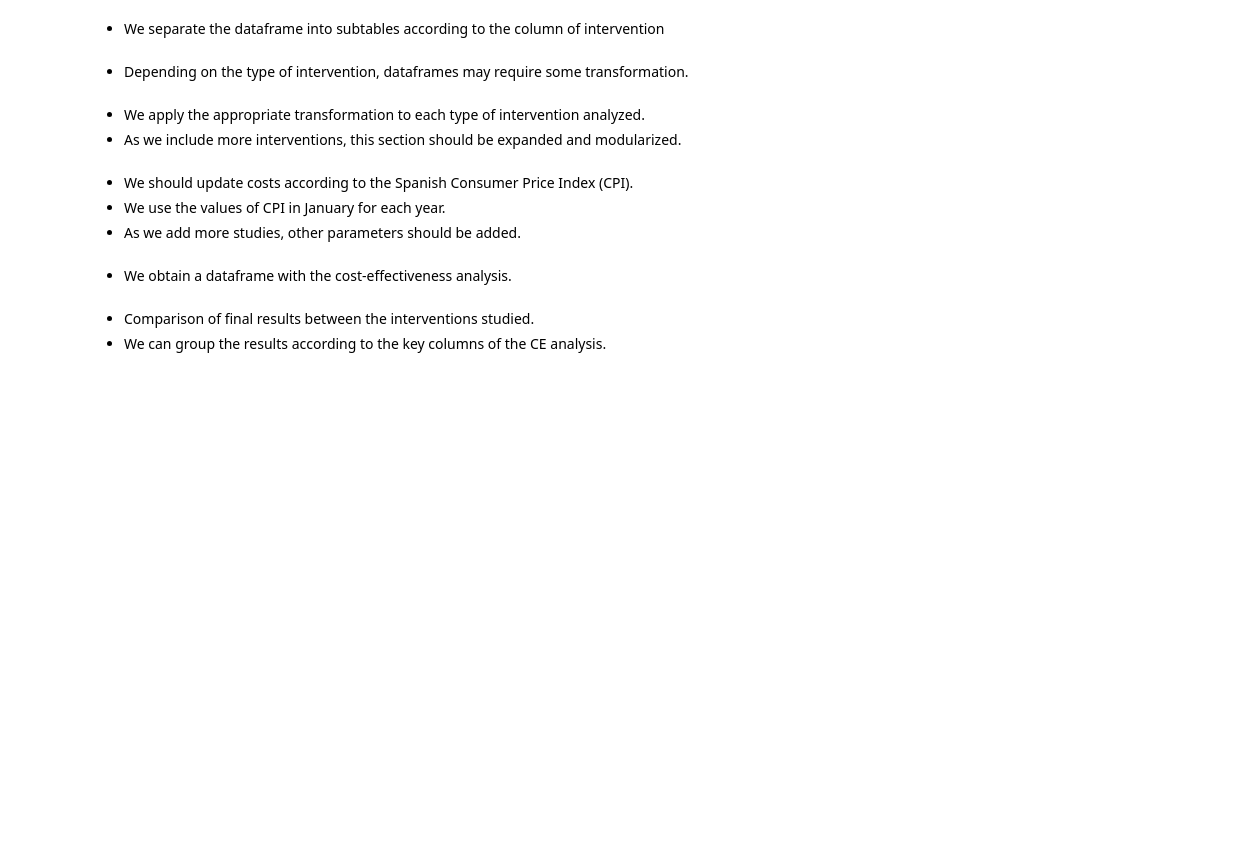
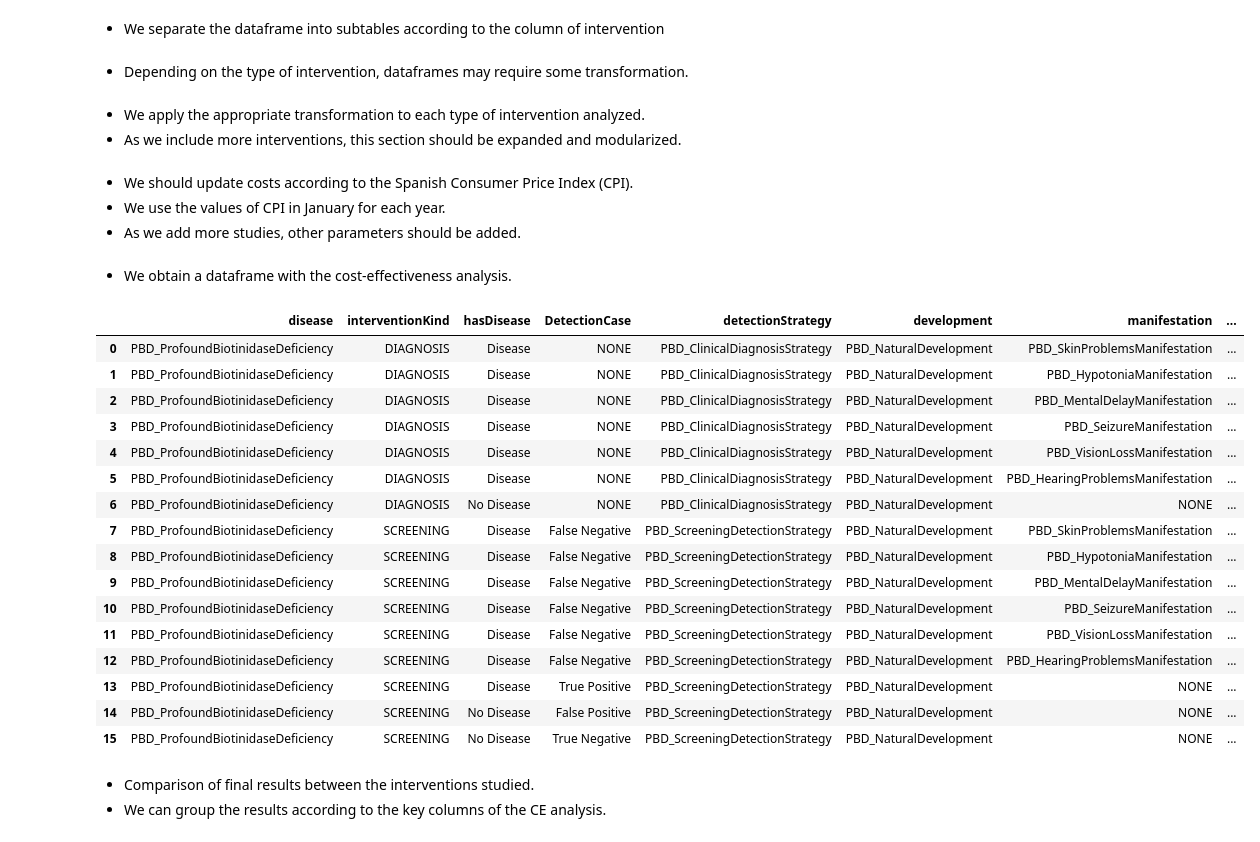
Before and after one commit to alu0101028491/TFG_StaDiOS, a Jupyter notebook: cost_effectiveness_analysis/Cost_effectiveness_analyzer.ipynb, the cells around one changed output. Drawn from its saved outputs; the diff is of its cells as text; code cells hidden in the pictures; blank space fills up the shorter version.

```diff
--- a/cost_effectiveness_analysis/Cost_effectiveness_analyzer.ipynb
+++ b/cost_effectiveness_analysis/Cost_effectiveness_analyzer.ipynb
@@ -334,40 +352,55 @@ for i in range(len(interventions_df)):
 for i in numeric_params:
     full_dataframe[i] = full_dataframe[i].apply(pd.to_numeric)
 
 # We update the costs to the present time and adjust costs for somewhat specific cases
 full_dataframe = update_dataframe_costs(full_dataframe)
 
 # We create a final dataframe with the most important columns of our analysis
 ce_dataframe = full_dataframe[['disease', 'interventionKind', 'hasDisease', 'DetectionCase', 'detectionStrategy', 'development',
               'manifestation', 'followUpStrategy', 'treatmentStrategy', 'populationAverageAge', 'populationUtilityValue',
               'DetectionProbability' , 'detectionStrategyAmount', 'lifeExpectancy', 'manifestationProbability',
               'manifestationInitialAmount', 'manifestationAnnualAmount', 'utilityValue', 'followUpAmount',
               'treatmentStrategyAmount', 'Branch Probability']].copy()
 
 # Probability of reaching each event not including manifestations
 ce_dataframe.loc[ce_dataframe['manifestationProbability'] == 0.000, 'Branch Probability'] = ce_dataframe['DetectionProbability']
 
 # Lifetime cost associated with a manifestation
 ce_dataframe['Branch Lifetime Cost'] = ce_dataframe['Branch Probability']*\
     (ce_dataframe['detectionStrategyAmount']+ce_dataframe['manifestationInitialAmount']+((ce_dataframe['followUpAmount']+
-                                         ce_dataframe['treatmentStrategyAmount'])*(ce_dataframe['lifeExpectancy']*
-                                                                                   ce_dataframe['populationUtilityValue'])))
+                                         ce_dataframe['treatmentStrategyAmount'])*ce_dataframe['lifeExpectancy']))
 
 # Annual cost associated with a manifestation
 ce_dataframe['Branch Annual Cost'] = ce_dataframe['Branch Probability']*\
-    (ce_dataframe['detectionStrategyAmount']+((ce_dataframe['lifeExpectancy']*ce_dataframe['populationUtilityValue'])*
+    (ce_dataframe['detectionStrategyAmount']+(ce_dataframe['lifeExpectancy']*
      (ce_dataframe['manifestationAnnualAmount']+ce_dataframe['followUpAmount']+ce_dataframe['treatmentStrategyAmount'])))
 
 # QUALYs associated with a manifestation
 ce_dataframe['Branch QALY'] = ce_dataframe['Branch Probability']* ce_dataframe['lifeExpectancy']*\
     ce_dataframe['populationUtilityValue']*ce_dataframe['utilityValue']
 
 #full_dataframe
-#print(ce_dataframe)
 ce_dataframe
-#suma = ce_dataframe.loc[ce_dataframe['interventionKind'] == 'SCREENING', 'Branch Probability'].sum()
-#suma = ce_dataframe['Branch Probability'].sum()
-#round(suma,4)
+#suma = ce_dataframe.loc[ce_dataframe['interventionKind'] == 'DIAGNOSIS', 'Branch Probability'].sum()
+#suma
+# %% [output]
+|  | disease | interventionKind | hasDisease | DetectionCase | detectionStrategy | development | manifestation | ... |
+| 0 | PBD_ProfoundBiotinidaseDeficiency | DIAGNOSIS | Disease | NONE | PBD_ClinicalDiagnosisStrategy | PBD_NaturalDevelopment | PBD_SkinProblemsManifestation | ... |
+| 1 | PBD_ProfoundBiotinidaseDeficiency | DIAGNOSIS | Disease | NONE | PBD_ClinicalDiagnosisStrategy | PBD_NaturalDevelopment | PBD_HypotoniaManifestation | ... |
+| 2 | PBD_ProfoundBiotinidaseDeficiency | DIAGNOSIS | Disease | NONE | PBD_ClinicalDiagnosisStrategy | PBD_NaturalDevelopment | PBD_MentalDelayManifestation | ... |
+| 3 | PBD_ProfoundBiotinidaseDeficiency | DIAGNOSIS | Disease | NONE | PBD_ClinicalDiagnosisStrategy | PBD_NaturalDevelopment | PBD_SeizureManifestation | ... |
+| 4 | PBD_ProfoundBiotinidaseDeficiency | DIAGNOSIS | Disease | NONE | PBD_ClinicalDiagnosisStrategy | PBD_NaturalDevelopment | PBD_VisionLossManifestation | ... |
+| 5 | PBD_ProfoundBiotinidaseDeficiency | DIAGNOSIS | Disease | NONE | PBD_ClinicalDiagnosisStrategy | PBD_NaturalDevelopment | PBD_HearingProblemsManifestation | ... |
+| 6 | PBD_ProfoundBiotinidaseDeficiency | DIAGNOSIS | No Disease | NONE | PBD_ClinicalDiagnosisStrategy | PBD_NaturalDevelopment | NONE | ... |
+| 7 | PBD_ProfoundBiotinidaseDeficiency | SCREENING | Disease | False Negative | PBD_ScreeningDetectionStrategy | PBD_NaturalDevelopment | PBD_SkinProblemsManifestation | ... |
+| 8 | PBD_ProfoundBiotinidaseDeficiency | SCREENING | Disease | False Negative | PBD_ScreeningDetectionStrategy | PBD_NaturalDevelopment | PBD_HypotoniaManifestation | ... |
+| 9 | PBD_ProfoundBiotinidaseDeficiency | SCREENING | Disease | False Negative | PBD_ScreeningDetectionStrategy | PBD_NaturalDevelopment | PBD_MentalDelayManifestation | ... |
+| 10 | PBD_ProfoundBiotinidaseDeficiency | SCREENING | Disease | False Negative | PBD_ScreeningDetectionStrategy | PBD_NaturalDevelopment | PBD_SeizureManifestation | ... |
+| 11 | PBD_ProfoundBiotinidaseDeficiency | SCREENING | Disease | False Negative | PBD_ScreeningDetectionStrategy | PBD_NaturalDevelopment | PBD_VisionLossManifestation | ... |
+| 12 | PBD_ProfoundBiotinidaseDeficiency | SCREENING | Disease | False Negative | PBD_ScreeningDetectionStrategy | PBD_NaturalDevelopment | PBD_HearingProblemsManifestation | ... |
+| 13 | PBD_ProfoundBiotinidaseDeficiency | SCREENING | Disease | True Positive | PBD_ScreeningDetectionStrategy | PBD_NaturalDevelopment | NONE | ... |
+| 14 | PBD_ProfoundBiotinidaseDeficiency | SCREENING | No Disease | False Positive | PBD_ScreeningDetectionStrategy | PBD_NaturalDevelopment | NONE | ... |
+| 15 | PBD_ProfoundBiotinidaseDeficiency | SCREENING | No Disease | True Negative | PBD_ScreeningDetectionStrategy | PBD_NaturalDevelopment | NONE | ... |
 # %% [markdown]
 * Comparison of final results between the interventions studied.
 * We can group the results according to the key columns of the CE analysis.
```
Also changed, not shown: parts of 4 cells of this notebook.
